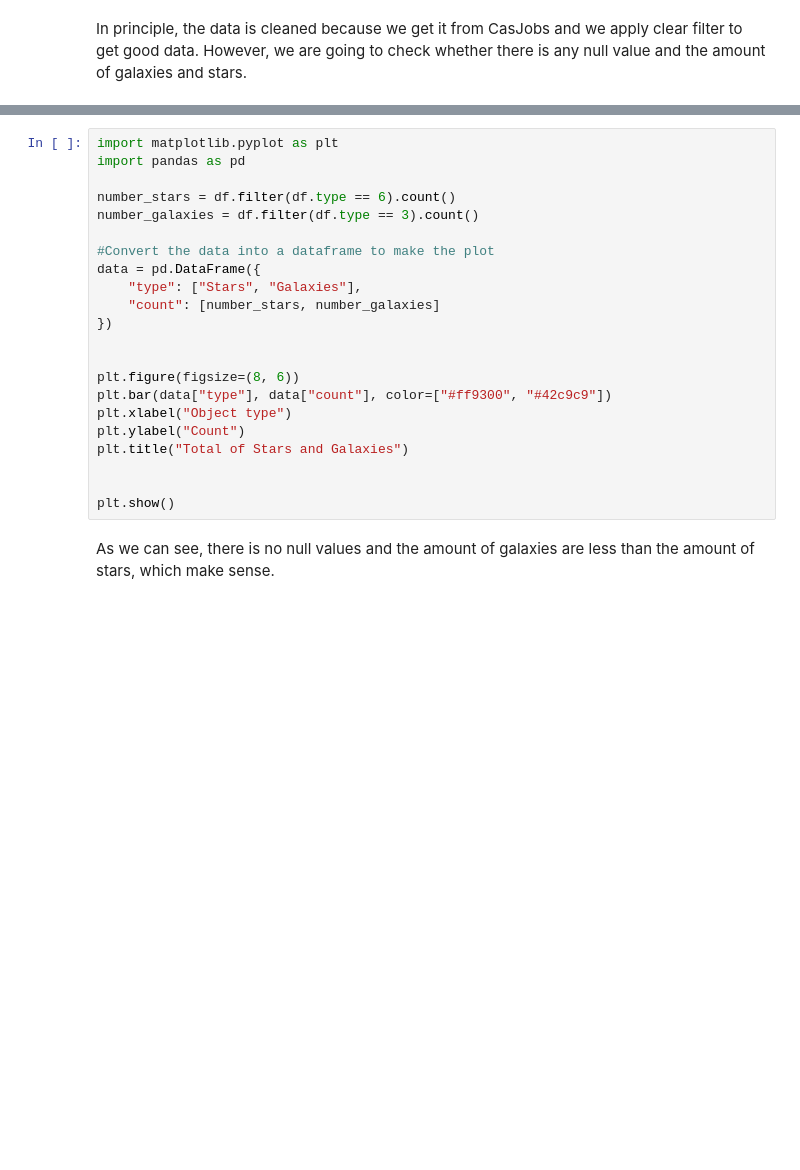
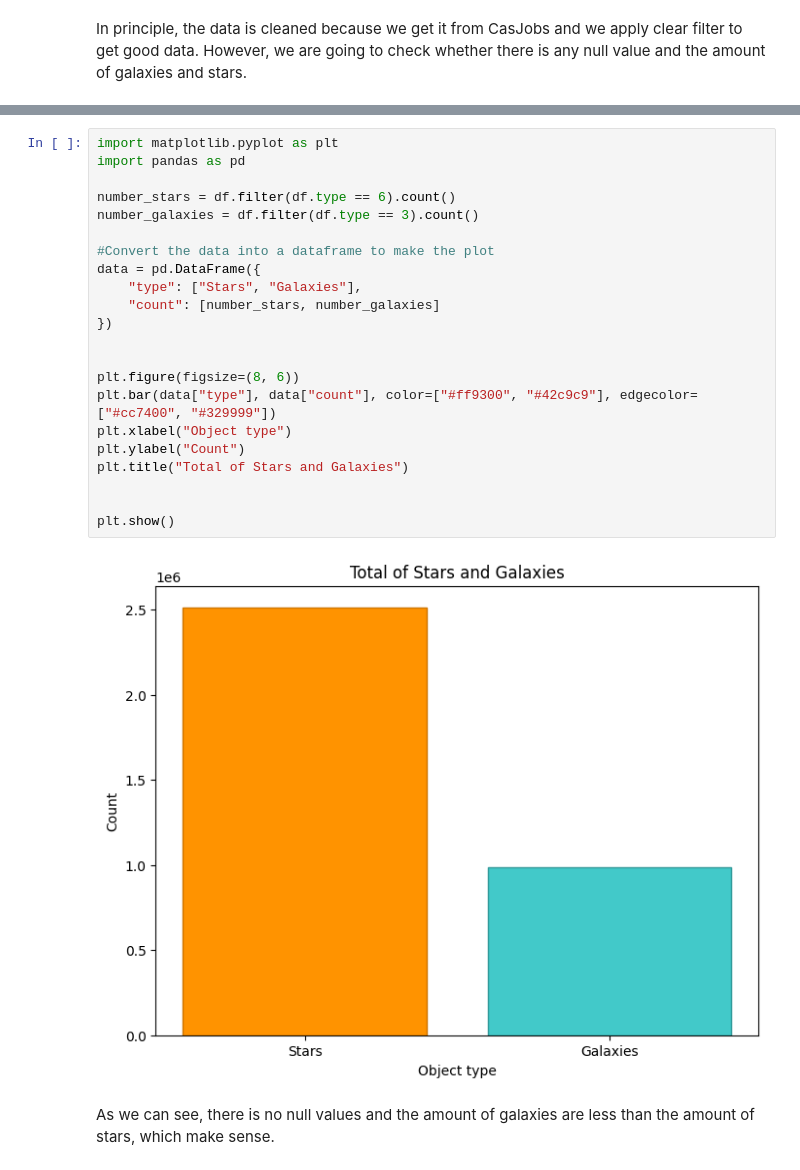
Before and after one commit to Gonzatorra/bigDataAstronomy, a Jupyter notebook: process.ipynb, the cells around one changed output, grey strips where cells are left out. Cells and saved outputs as stored; diff of their text form; blank space fills up the shorter version.

```diff
--- a/process.ipynb
+++ b/process.ipynb
@@ -160,25 +187,27 @@ df.select([count(when(col(c).isNull(), c)).alias(c) for c in df.columns]).show()
 # %%
 import matplotlib.pyplot as plt
 import pandas as pd
 
 number_stars = df.filter(df.type == 6).count()
 number_galaxies = df.filter(df.type == 3).count()
 
 #Convert the data into a dataframe to make the plot
 data = pd.DataFrame({
     "type": ["Stars", "Galaxies"],
     "count": [number_stars, number_galaxies]
 })
 
 
 plt.figure(figsize=(8, 6))
-plt.bar(data["type"], data["count"], color=["#ff9300", "#42c9c9"])
+plt.bar(data["type"], data["count"], color=["#ff9300", "#42c9c9"], edgecolor=["#cc7400", "#329999"])
 plt.xlabel("Object type")
 plt.ylabel("Count")
 plt.title("Total of Stars and Galaxies")
 
 
 plt.show()
+# %% [output]
+[figure, added]
 # %% [markdown]
 As we can see, there is no null values and the amount of galaxies are less than the amount of stars, which make sense.
 # %% [markdown]
```
Also changed, not shown: parts of 14 cells of this notebook.
